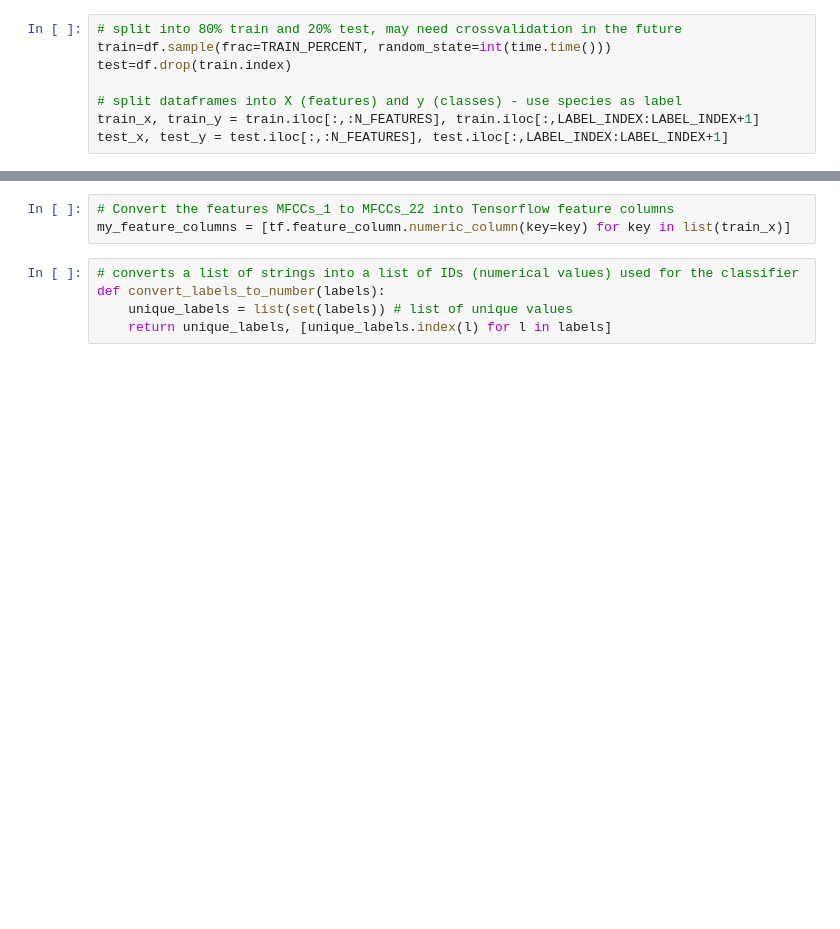
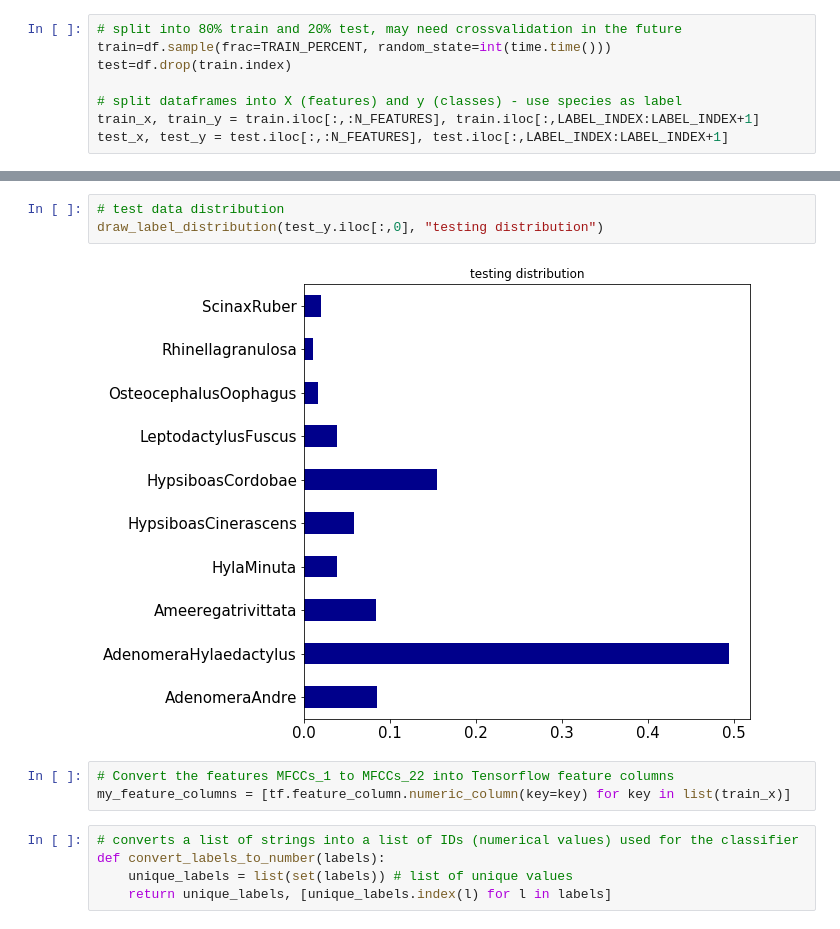
Before and after one commit to msramalho/feup-iart, a Jupyter notebook: Anuran Classification.ipynb, the cells around one changed output, grey strips where cells are left out. Saved outputs shown, nothing was run; the diff lists cells and outputs as text; blank space fills up the shorter version.

```diff
--- a/Anuran Classification.ipynb
+++ b/Anuran Classification.ipynb
@@ -73,3 +92,8 @@ test_x, test_y = test.iloc[:,:N_FEATURES], test.iloc[:,LABEL_INDEX:LABEL_INDEX+1
+# %%
+# test data distribution
+draw_label_distribution(test_y.iloc[:,0], "testing distribution")
+# %% [output]
+[figure, added]
 # %%
 # Convert the features MFCCs_1 to MFCCs_22 into Tensorflow feature columns
 my_feature_columns = [tf.feature_column.numeric_column(key=key) for key in list(train_x)]
```
Also changed, not shown: parts of 3 cells of this notebook, 1 other file.
